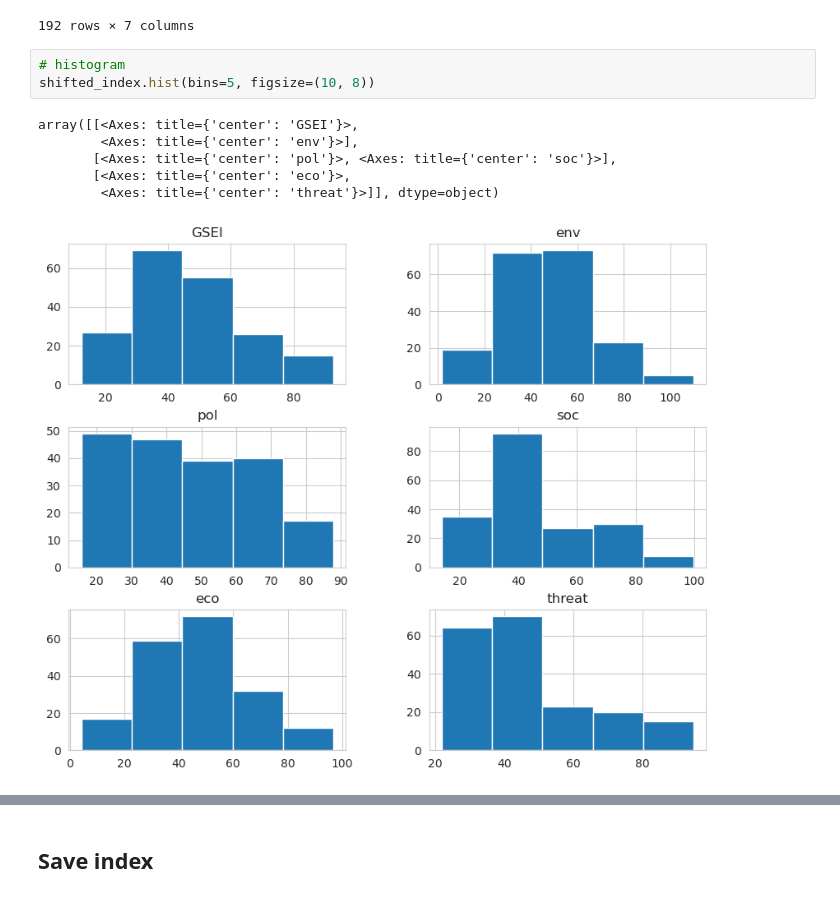
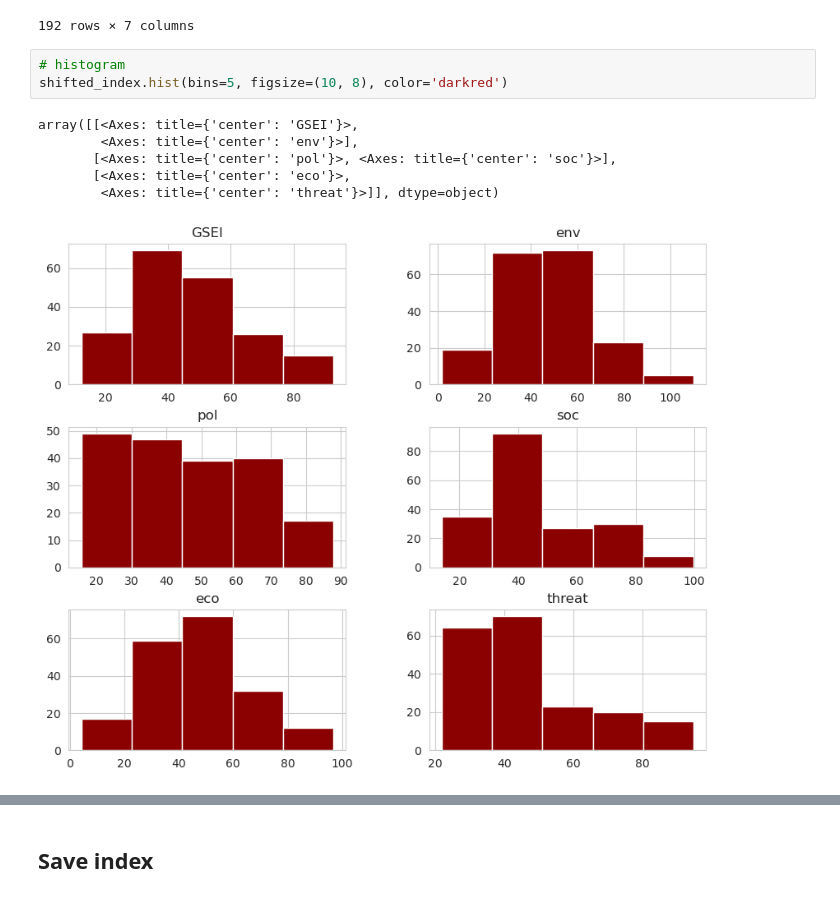
Before and after one commit to arth3mis/global-societal-endangerment-index, a Jupyter notebook: 6.1_weighting_aggregation.ipynb, the cells around one changed output, grey strips where cells are left out. Saved outputs shown, nothing was run; the diff lists cells and outputs as text.

```diff
--- a/6.1_weighting_aggregation.ipynb
+++ b/6.1_weighting_aggregation.ipynb
@@ -310,14 +310,14 @@ pd.concat([countries, shifted_index], axis=1).sort_values(by='GSEI', ascending=F
 192 rows × 7 columns
 # %%
 # histogram
-shifted_index.hist(bins=5, figsize=(10, 8))
+shifted_index.hist(bins=5, figsize=(10, 8), color='darkred')
 # %% [output]
 array([[<Axes: title={'center': 'GSEI'}>,
         <Axes: title={'center': 'env'}>],
        [<Axes: title={'center': 'pol'}>, <Axes: title={'center': 'soc'}>],
        [<Axes: title={'center': 'eco'}>,
         <Axes: title={'center': 'threat'}>]], dtype=object)
-[figure, old version]
+[figure, new version]
 # %%
 import pandas as pd
 import jenkspy
```
Also changed, not shown: parts of 3 cells of this notebook, 2 other files.
